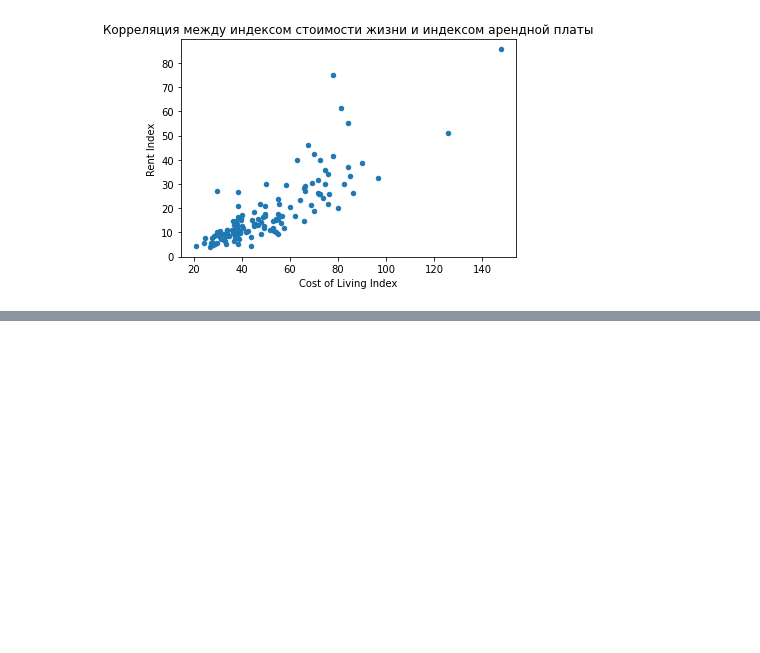
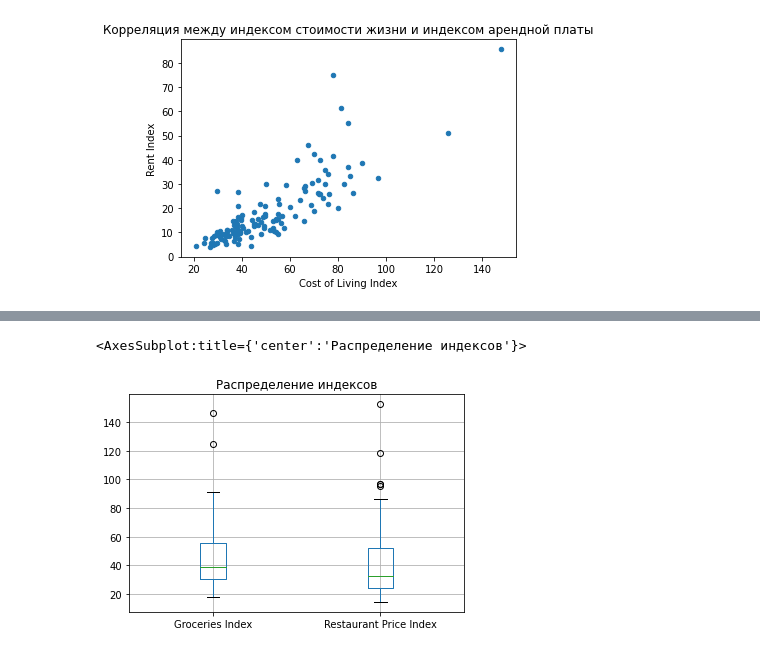
Before and after one commit to Kira1908/homework, a Jupyter notebook: HW_stat_EDA.ipynb, the cells around one changed output, grey strips where cells are left out. Cells and saved outputs as stored; diff of their text form; code cells hidden in the pictures; blank space fills up the shorter version.

```diff
--- a/HW_stat_EDA.ipynb
+++ b/HW_stat_EDA.ipynb
@@ -61,0 +111,6 @@ IndexError: .iloc requires numeric indexers, got ['Bermuda' 'Norway']
+# %%
+stat[['Groceries Index', 'Restaurant Price Index']].plot(kind='box',
+                                        title='Распределение индексов', grid=True)
+# %% [output]
+<AxesSubplot:title={'center':'Распределение индексов'}>
+[figure, added]
```
Also changed, not shown: parts of 13 cells of this notebook.
